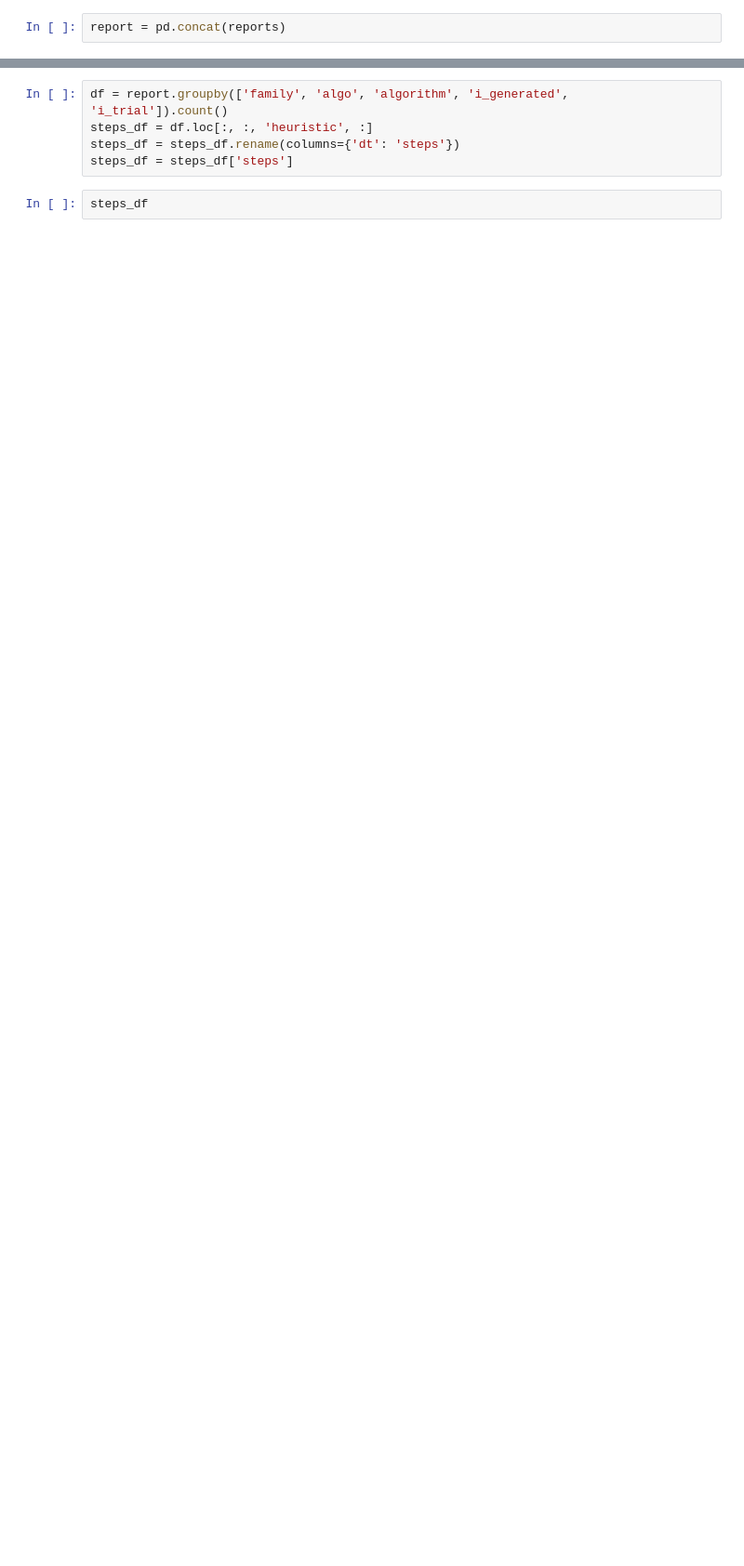
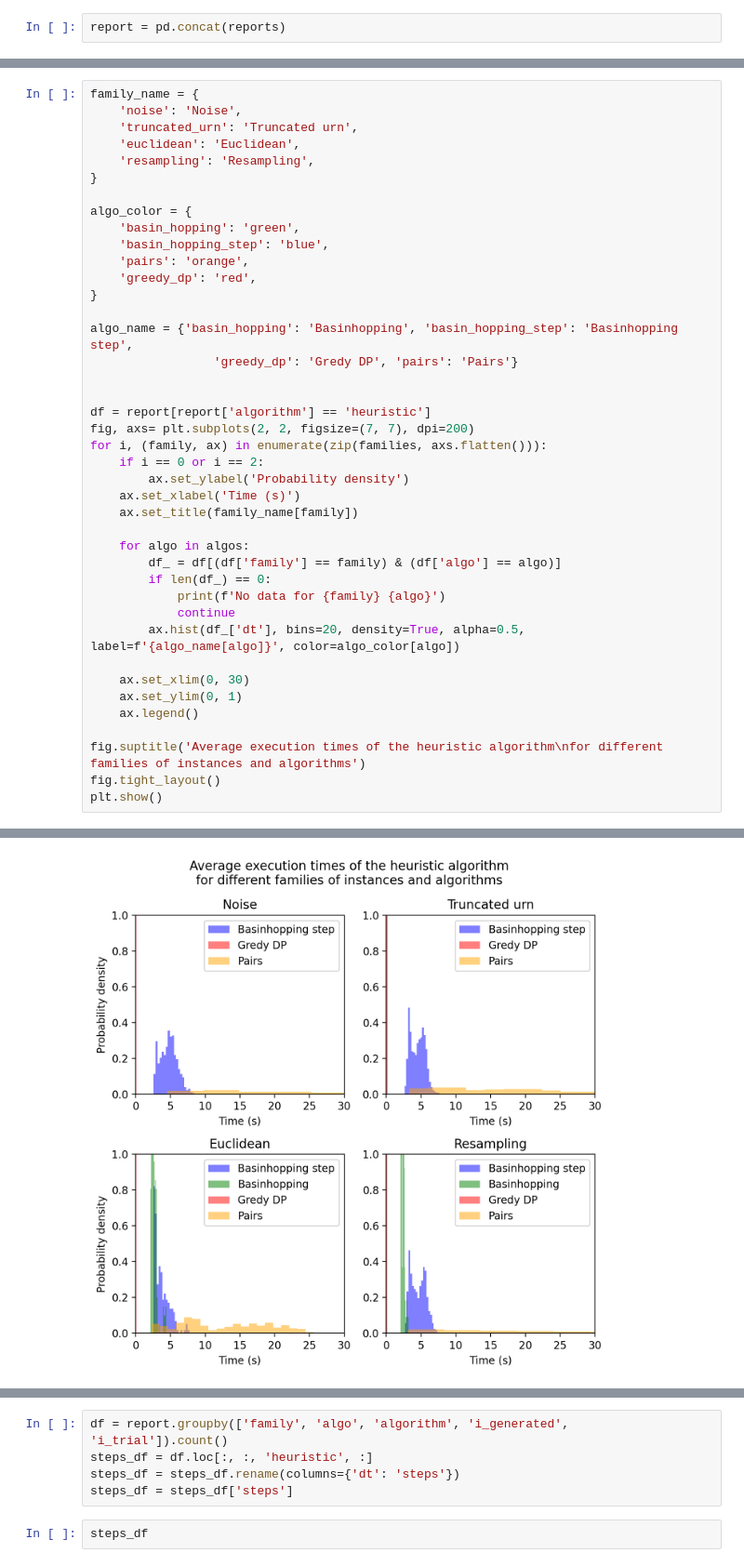
Before and after one commit to Janix4000/holes-in-elections, a Jupyter notebook: approval_l1/heuristic_to_change_next_reference_metric.ipynb, the cells around one changed output, grey strips where cells are left out. Shown: that part at 93% size. Drawn from its saved outputs; the diff is of its cells as text; blank space fills up the shorter version.

Commit message:
Improve report

```diff
--- a/approval_l1/heuristic_to_change_next_reference_metric.ipynb
+++ b/approval_l1/heuristic_to_change_next_reference_metric.ipynb
@@ -37,0 +48,42 @@ report = pd.concat(reports)
+# %%
+family_name = {
+    'noise': 'Noise',
+    'truncated_urn': 'Truncated urn',
+    'euclidean': 'Euclidean',
+    'resampling': 'Resampling',
+}
+
+algo_color = {
+    'basin_hopping': 'green',
+    'basin_hopping_step': 'blue',
+    'pairs': 'orange',
+    'greedy_dp': 'red',
+}
+
+algo_name = {'basin_hopping': 'Basinhopping', 'basin_hopping_step': 'Basinhopping step',
+                 'greedy_dp': 'Gredy DP', 'pairs': 'Pairs'}
+
+
+df = report[report['algorithm'] == 'heuristic']
+fig, axs= plt.subplots(2, 2, figsize=(7, 7), dpi=200)
+for i, (family, ax) in enumerate(zip(families, axs.flatten())):
+    if i == 0 or i == 2:
+        ax.set_ylabel('Probability density')
+    ax.set_xlabel('Time (s)')
+    ax.set_title(family_name[family])
+
+    for algo in algos:
+        df_ = df[(df['family'] == family) & (df['algo'] == algo)]
+        if len(df_) == 0:
+            print(f'No data for {family} {algo}')
+            continue
+        ax.hist(df_['dt'], bins=20, density=True, alpha=0.5, label=f'{algo_name[algo]}', color=algo_color[algo])
+
+    ax.set_xlim(0, 30)
+    ax.set_ylim(0, 1)
+    ax.legend()
+
+fig.suptitle('Average execution times of the heuristic algorithm\nfor different families of instances and algorithms')
+fig.tight_layout()
+plt.show()
+# %% [output]
@@ -37,0 +92 @@ report = pd.concat(reports)
+[figure, added]
```
Also changed, not shown: parts of 27 cells of this notebook.
